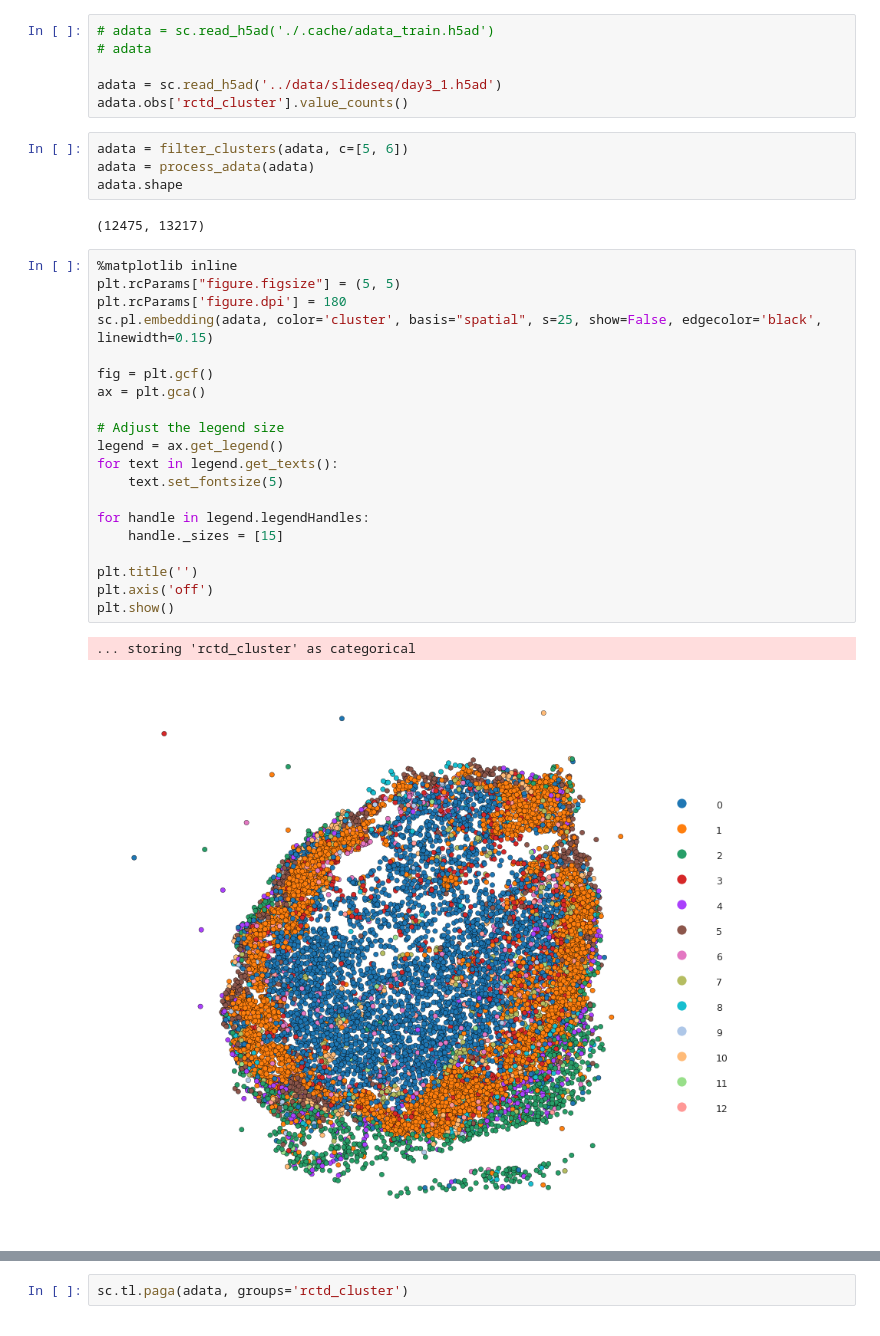
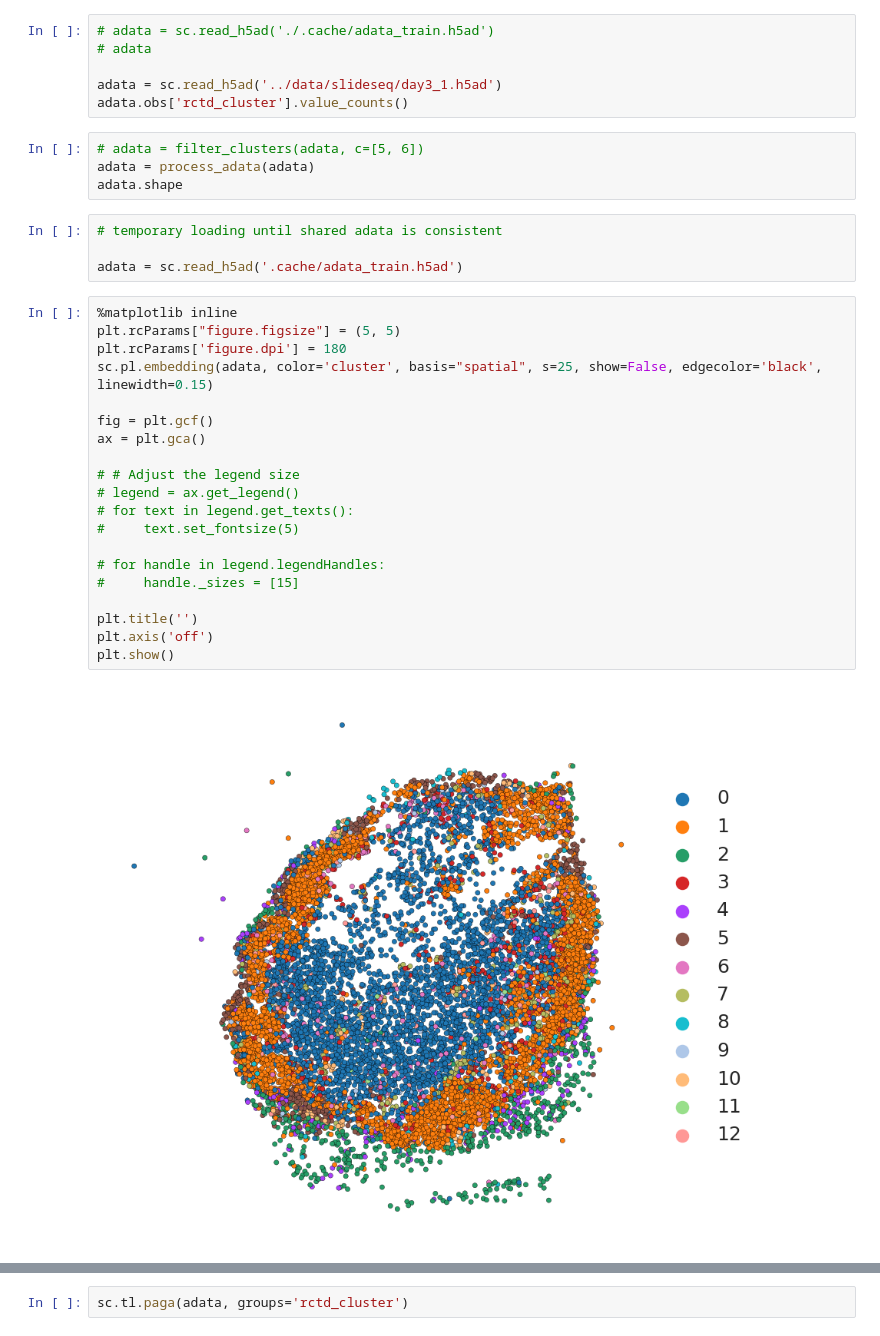
Before and after one commit to Koushul/SpaceOracle, a Jupyter notebook: notebooks/celloracle.ipynb, the cells around one changed output, grey strips where cells are left out. Drawn from its saved outputs; the diff is of its cells as text.

```diff
--- a/notebooks/celloracle.ipynb
+++ b/notebooks/celloracle.ipynb
@@ -28,34 +28,35 @@ import scanpy as sc
 adata = sc.read_h5ad('../data/slideseq/day3_1.h5ad')
 adata.obs['rctd_cluster'].value_counts()
 # %%
-adata = filter_clusters(adata, c=[5, 6])
+# adata = filter_clusters(adata, c=[5, 6])
 adata = process_adata(adata)
 adata.shape
-# %% [output]
-(12475, 13217)
+# %%
+# temporary loading until shared adata is consistent
+
+adata = sc.read_h5ad('.cache/adata_train.h5ad')
 # %%
 %matplotlib inline
 plt.rcParams["figure.figsize"] = (5, 5)
 plt.rcParams['figure.dpi'] = 180
 sc.pl.embedding(adata, color='cluster', basis="spatial", s=25, show=False, edgecolor='black', linewidth=0.15)
 
 fig = plt.gcf()
 ax = plt.gca()
 
-# Adjust the legend size
-legend = ax.get_legend()
-for text in legend.get_texts():
-    text.set_fontsize(5)
+# # Adjust the legend size
+# legend = ax.get_legend()
+# for text in legend.get_texts():
+#     text.set_fontsize(5)
 
-for handle in legend.legendHandles:
-    handle._sizes = [15]
+# for handle in legend.legendHandles:
+#     handle._sizes = [15]
 
 plt.title('')
 plt.axis('off')
 plt.show()
 # %% [output]
-... storing 'rctd_cluster' as categorical
-[figure, old version]
+[figure, new version]
 # %%
 %%time
 
```
Also changed, not shown: parts of 33 cells of this notebook, 16 other files.
